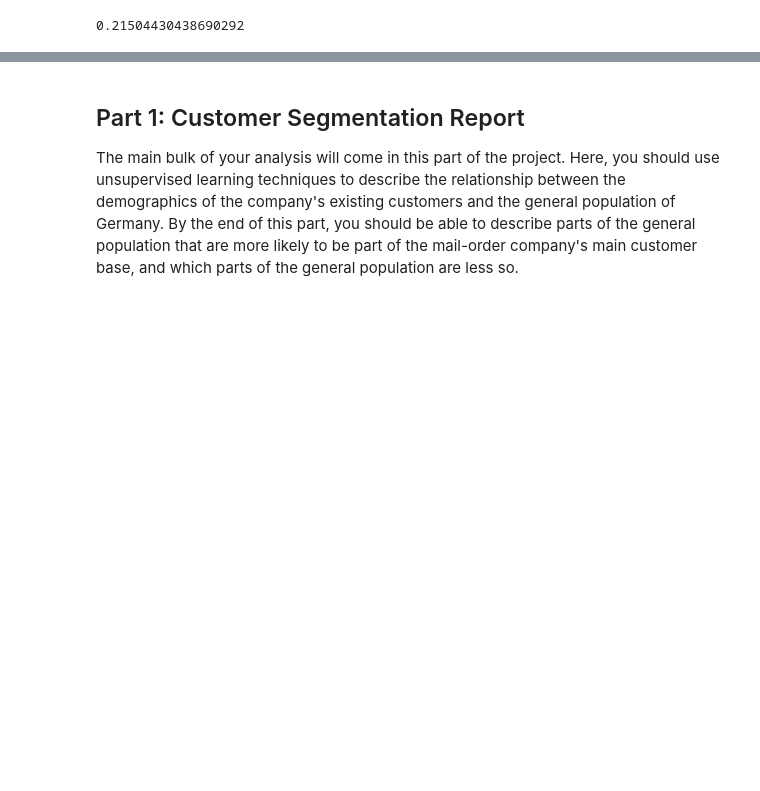
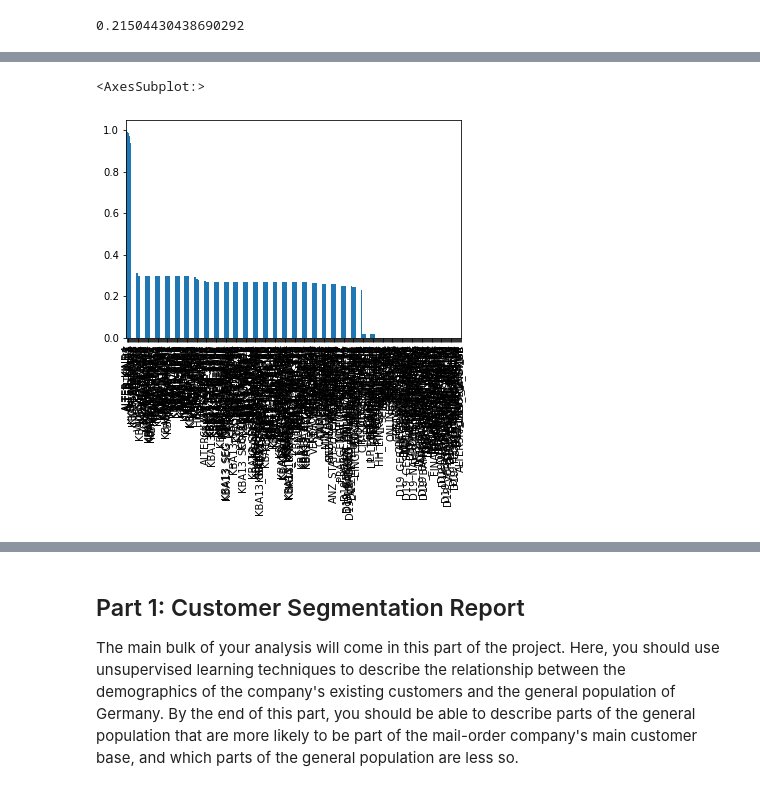
Before and after one commit to ditivaidya/Udacity-Project-IV, a Jupyter notebook: Arvato Project Workbook.ipynb, the cells around one changed output, grey strips where cells are left out. Cells and saved outputs as stored; diff of their text form; code cells hidden in the pictures; blank space fills up the shorter version.

```diff
--- a/Arvato Project Workbook.ipynb
+++ b/Arvato Project Workbook.ipynb
@@ -289,0 +168,5 @@ See the caveats in the documentation: https://pandas.pydata.org/pandas-docs/stab
+# %%
+cust_clean1.isnull().mean().sort_values(ascending=False).plot(kind = "bar")
+# %% [output]
+<AxesSubplot:>
+[figure, added]
```
Also changed, not shown: parts of 76 cells of this notebook.
